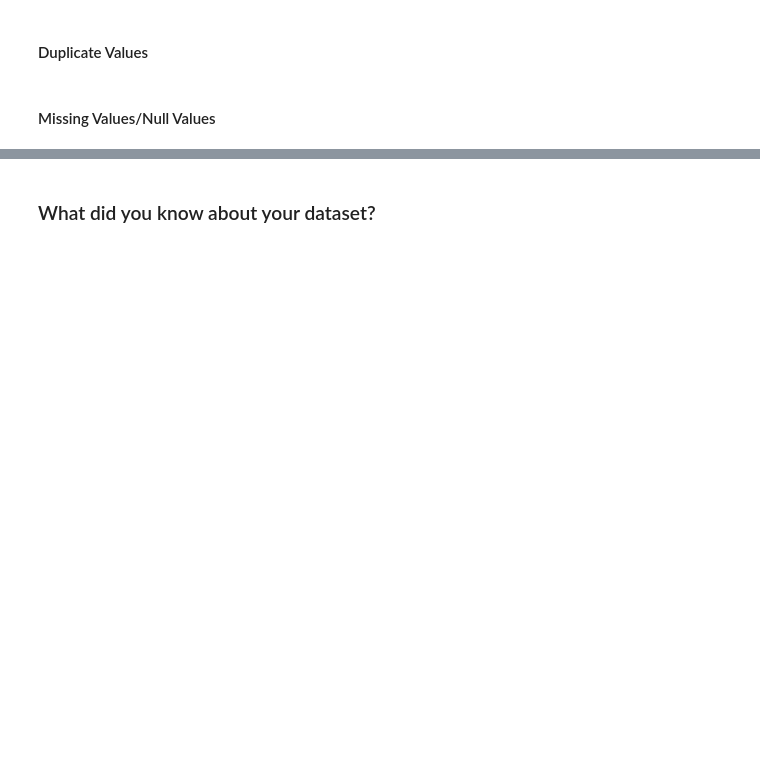
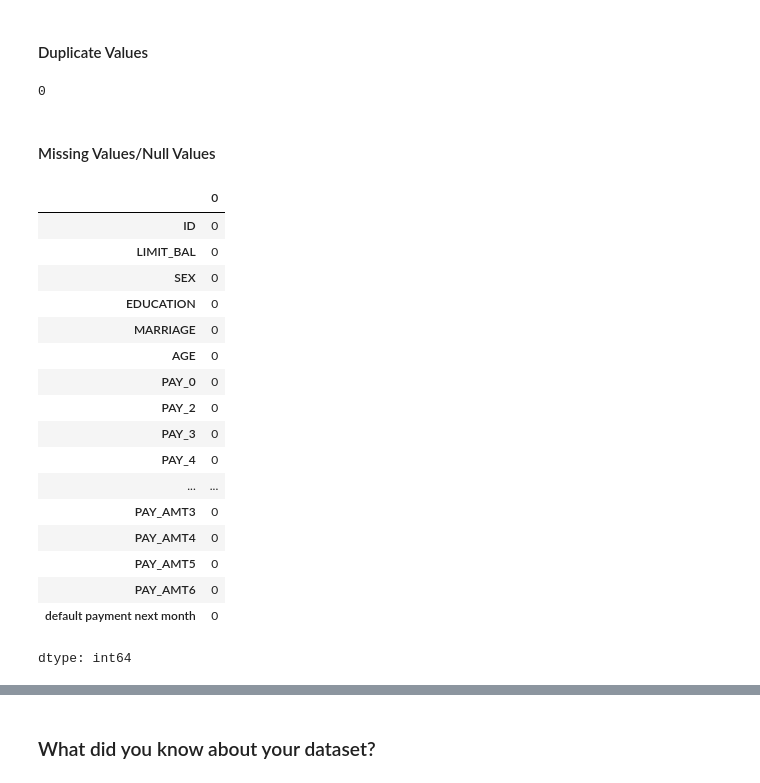
Before and after one commit to akshat0522/Credit-Card-Default-Prediction-Project, a Jupyter notebook: Credit_Card_Default_Prediction.ipynb, the cells around one changed output, grey strips where cells are left out. Cells and saved outputs as stored; diff of their text form; code cells hidden in the pictures; blank space fills up the shorter version.

```diff
--- a/Credit_Card_Default_Prediction.ipynb
+++ b/Credit_Card_Default_Prediction.ipynb
@@ -98,9 +142,32 @@ M - Multivariate Analysis
 #### Duplicate Values
 # %%
 # Dataset Duplicate Value Count
+Data.duplicated().sum()
+# %% [output]
+0
 # %% [markdown]
 #### Missing Values/Null Values
 # %%
 # Missing Values/Null Values Count
+Data.isnull().sum()
+# %% [output]
+|  | 0 |
+| ID | 0 |
+| LIMIT_BAL | 0 |
+| SEX | 0 |
+| EDUCATION | 0 |
+| MARRIAGE | 0 |
+| AGE | 0 |
+| PAY_0 | 0 |
+| PAY_2 | 0 |
+| PAY_3 | 0 |
+| PAY_4 | 0 |
+| ... | ... |
+| PAY_AMT3 | 0 |
+| PAY_AMT4 | 0 |
+| PAY_AMT5 | 0 |
+| PAY_AMT6 | 0 |
+| default payment next month | 0 |
+dtype: int64
 # %%
 # Visualizing the missing values
```
Also changed, not shown: parts of 21 cells of this notebook.
